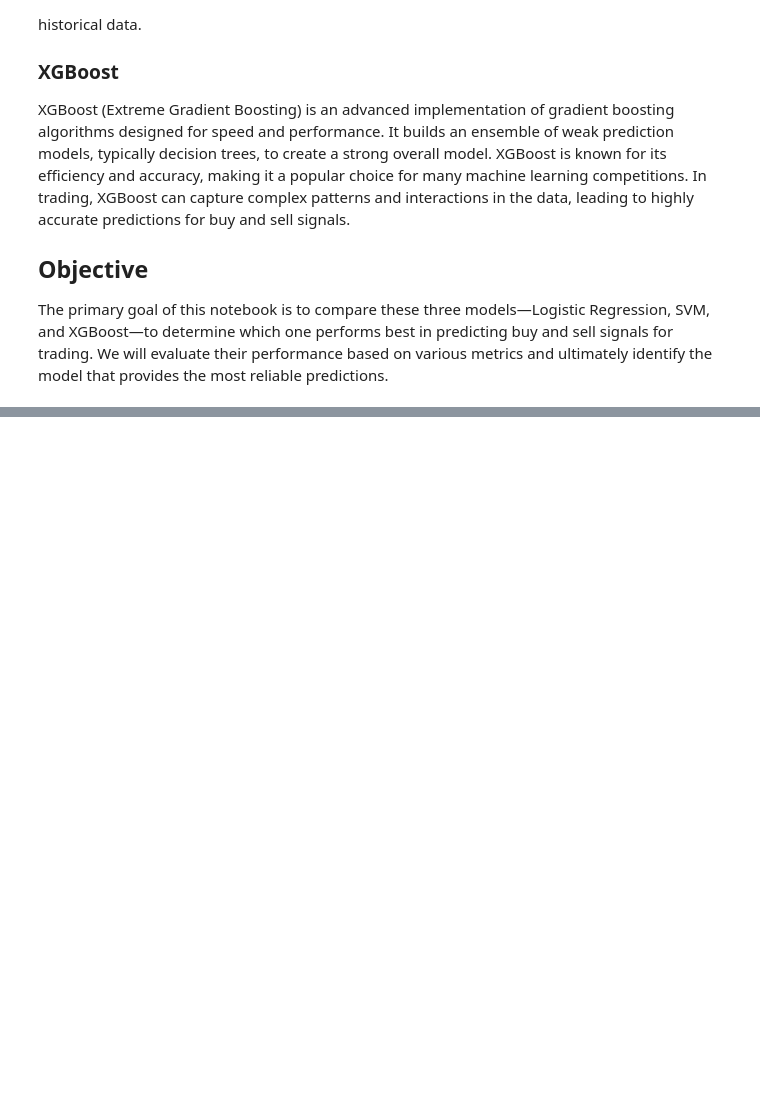
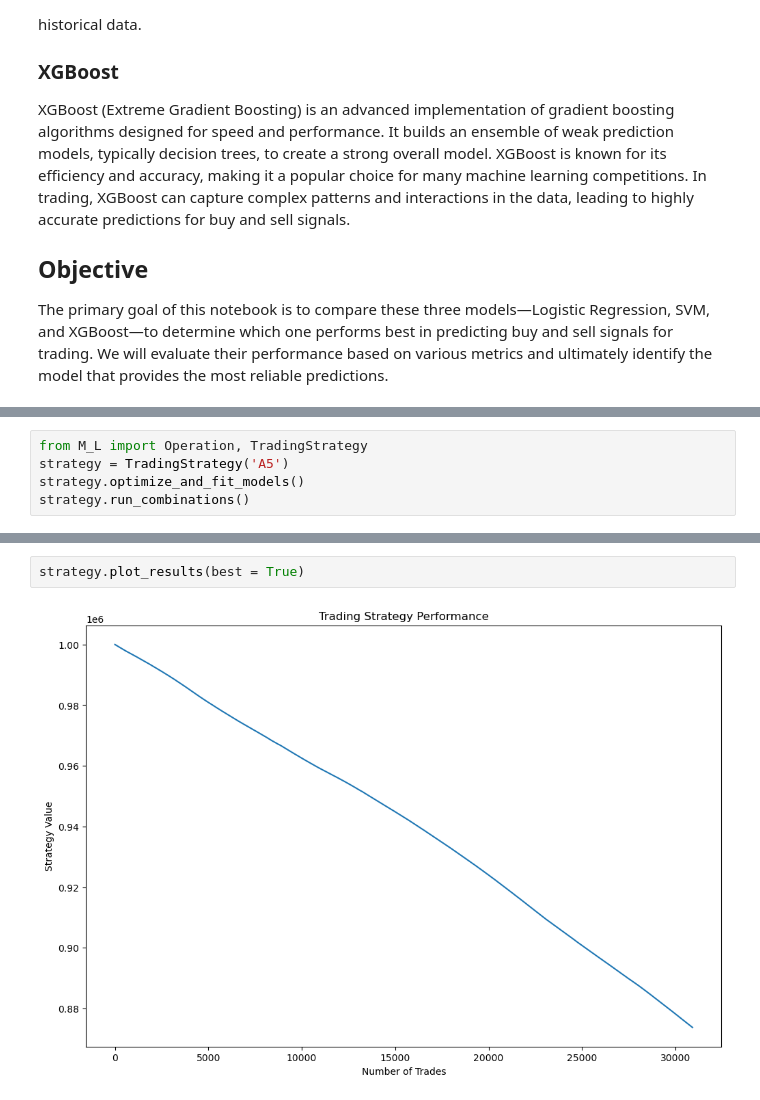
Before and after one commit to alfredobau21/proyecto_trading, a Jupyter notebook: Project 3 Machine Learning/Report ML.ipynb, the cells around one changed output, grey strips where cells are left out. Cells and saved outputs as stored; diff of their text form; blank space fills up the shorter version.

```diff
--- a/Project 3 Machine Learning/Report ML.ipynb
+++ b/Project 3 Machine Learning/Report ML.ipynb
@@ -23,0 +24,5 @@ The primary goal of this notebook is to compare these three models—Logistic Re
+# %%
+from M_L import Operation, TradingStrategy
+strategy = TradingStrategy('A5')
+strategy.optimize_and_fit_models()
+strategy.run_combinations()
@@ -23,0 +52,4 @@ The primary goal of this notebook is to compare these three models—Logistic Re
+# %%
+strategy.plot_results(best = True)
+# %% [output]
+[figure, added]
```
Also changed, not shown: parts of 6 cells of this notebook, 4 other files.
